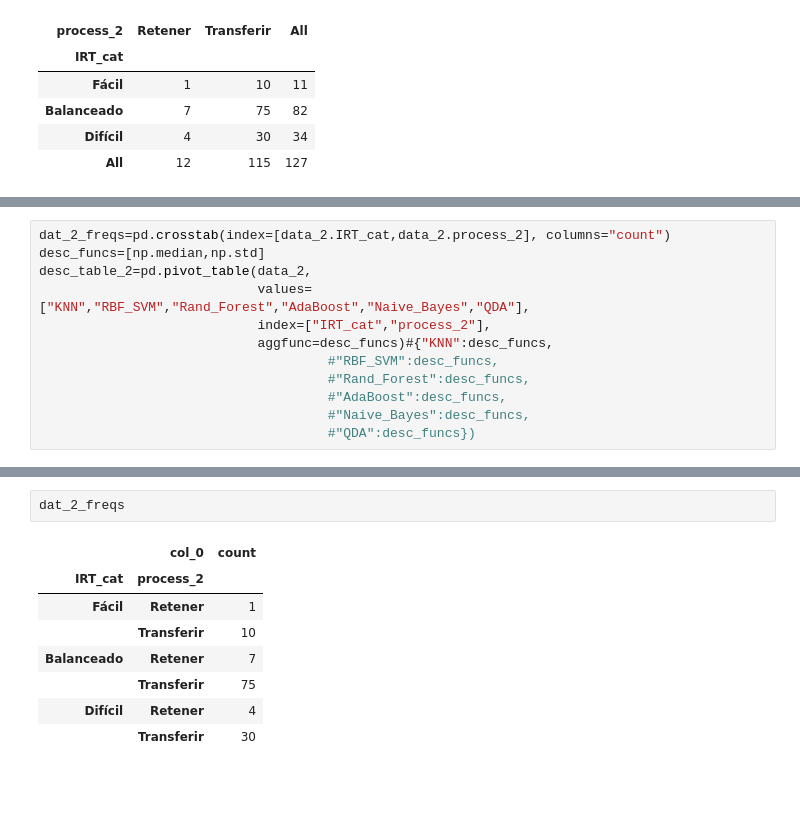
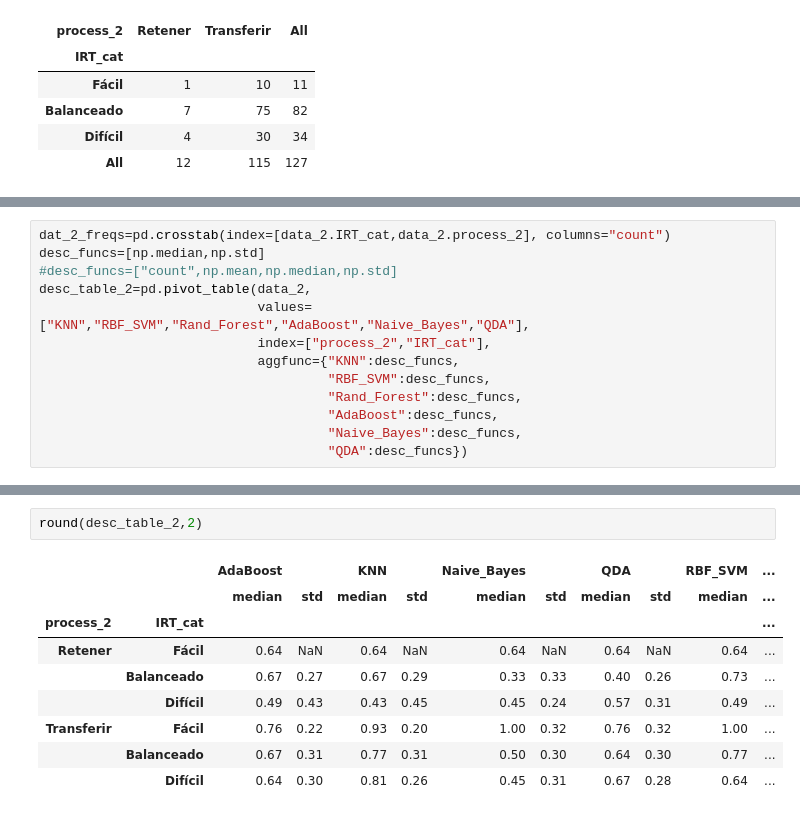
Before and after one commit to Yagwar/ASAG_Test, a Jupyter notebook: analisis_resultados.ipynb, the cells around one changed output, grey strips where cells are left out. Cells and saved outputs as stored; diff of their text form; blank space fills up the shorter version.

```diff
--- a/analisis_resultados.ipynb
+++ b/analisis_resultados.ipynb
@@ -397,12 +397,13 @@ pd.crosstab(data_2.IRT_cat,data_2.process_2, margins=True)
 # %%
 dat_2_freqs=pd.crosstab(index=[data_2.IRT_cat,data_2.process_2], columns="count")
 desc_funcs=[np.median,np.std]
+#desc_funcs=["count",np.mean,np.median,np.std]
 desc_table_2=pd.pivot_table(data_2,
                             values=["KNN","RBF_SVM","Rand_Forest","AdaBoost","Naive_Bayes","QDA"],
-                            index=["IRT_cat","process_2"],
-                            aggfunc=desc_funcs)#{"KNN":desc_funcs,
-                                     #"RBF_SVM":desc_funcs,
-                                     #"Rand_Forest":desc_funcs,
-                                     #"AdaBoost":desc_funcs,
-                                     #"Naive_Bayes":desc_funcs,
-                                     #"QDA":desc_funcs})
+                            index=["process_2","IRT_cat"],
+                            aggfunc={"KNN":desc_funcs,
+                                     "RBF_SVM":desc_funcs,
+                                     "Rand_Forest":desc_funcs,
+                                     "AdaBoost":desc_funcs,
+                                     "Naive_Bayes":desc_funcs,
+                                     "QDA":desc_funcs})
@@ -421,11 +410,12 @@ desc_table_2
-# %%
-dat_2_freqs
-# %% [output]
-|  | col_0 | count |
-| IRT_cat | process_2 |  |
-| Fácil | Retener | 1 |
-|  | Transferir | 10 |
-| Balanceado | Retener | 7 |
-|  | Transferir | 75 |
-| Difícil | Retener | 4 |
-|  | Transferir | 30 |
+# %%
+round(desc_table_2,2)
+# %% [output]
+|  |  | AdaBoost |  | KNN |  | Naive_Bayes |  | QDA |  | RBF_SVM | ... |
+|  |  | median | std | median | std | median | std | median | std | median | ... |
+| process_2 | IRT_cat |  |  |  |  |  |  |  |  |  | ... |
+| Retener | Fácil | 0.64 | NaN | 0.64 | NaN | 0.64 | NaN | 0.64 | NaN | 0.64 | ... |
+|  | Balanceado | 0.67 | 0.27 | 0.67 | 0.29 | 0.33 | 0.33 | 0.40 | 0.26 | 0.73 | ... |
+|  | Difícil | 0.49 | 0.43 | 0.43 | 0.45 | 0.45 | 0.24 | 0.57 | 0.31 | 0.49 | ... |
+| Transferir | Fácil | 0.76 | 0.22 | 0.93 | 0.20 | 1.00 | 0.32 | 0.76 | 0.32 | 1.00 | ... |
+|  | Balanceado | 0.67 | 0.31 | 0.77 | 0.31 | 0.50 | 0.30 | 0.64 | 0.30 | 0.77 | ... |
+|  | Difícil | 0.64 | 0.30 | 0.81 | 0.26 | 0.45 | 0.31 | 0.67 | 0.28 | 0.64 | ... |
```
Also changed, not shown: parts of 13 cells of this notebook, 1 other file.
